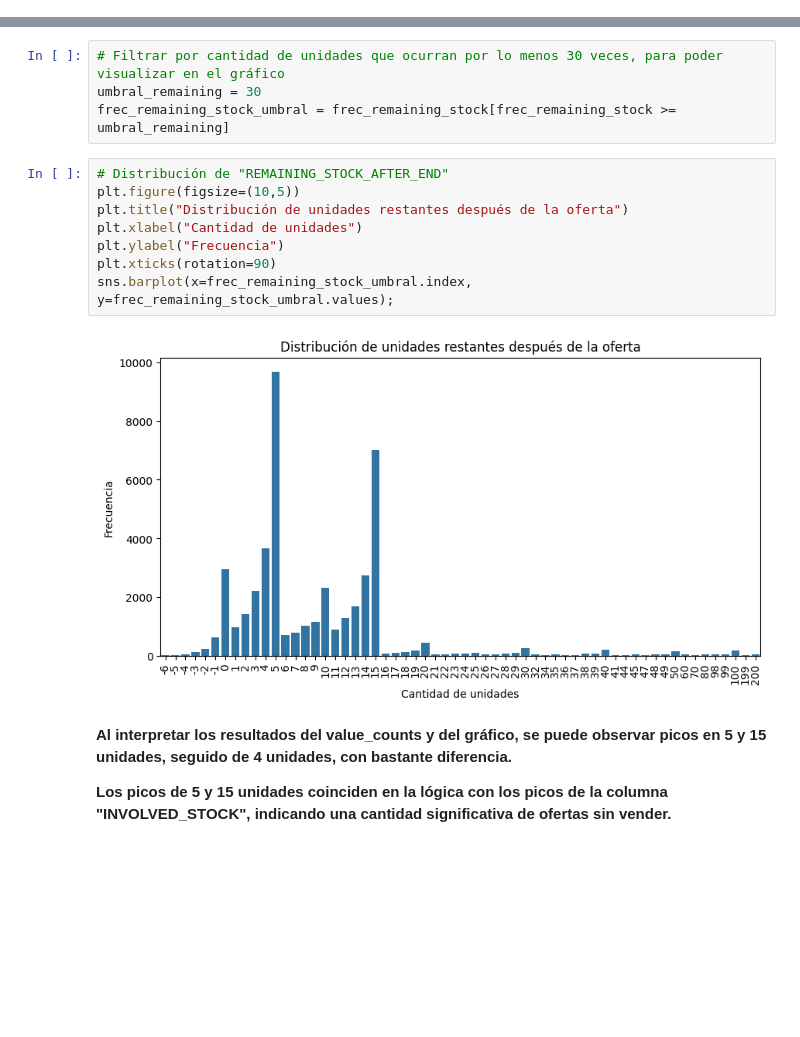
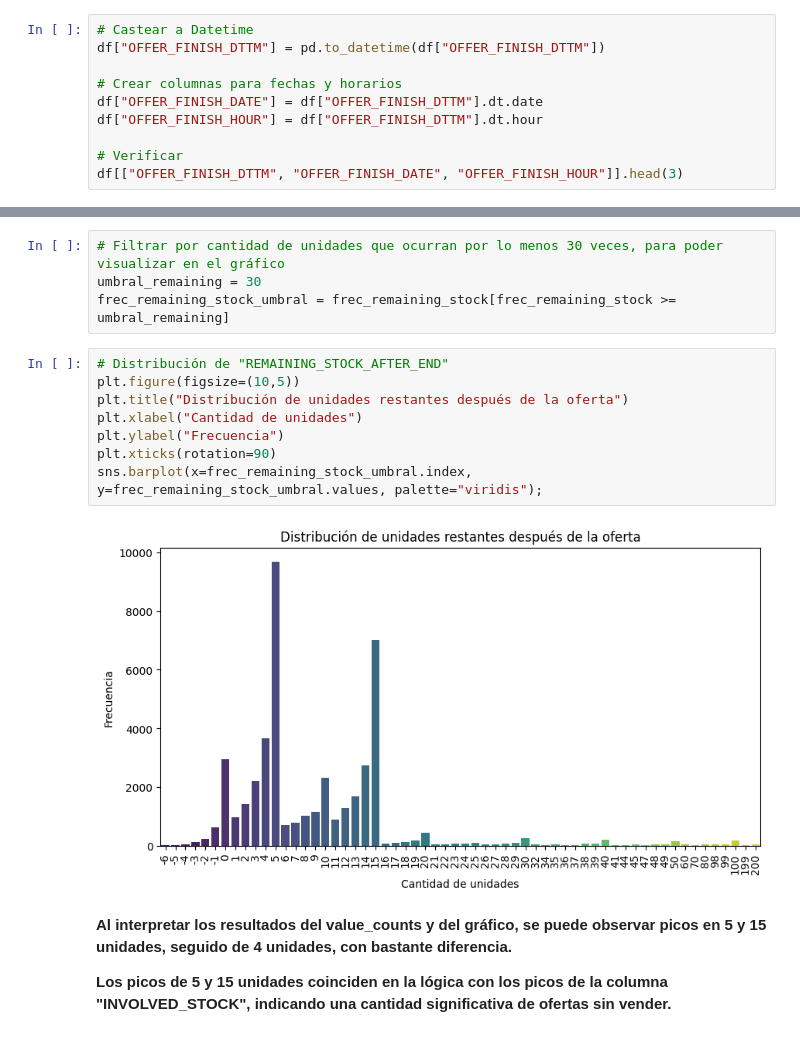
Before and after one commit to plijtmaer/ds-de-challenge, a Jupyter notebook: Notebooks/eda.ipynb, the cells around one changed output, grey strips where cells are left out. Drawn from its saved outputs; the diff is of its cells as text; blank space fills up the shorter version.

```diff
--- a/Notebooks/eda.ipynb
+++ b/Notebooks/eda.ipynb
@@ -398,0 +418,10 @@ sns.barplot(x=frec_offer_start_h.index, y=frec_offer_start_h.values);
+# %%
+# Castear a Datetime
+df["OFFER_FINISH_DTTM"] = pd.to_datetime(df["OFFER_FINISH_DTTM"])
+
+# Crear columnas para fechas y horarios
+df["OFFER_FINISH_DATE"] = df["OFFER_FINISH_DTTM"].dt.date
+df["OFFER_FINISH_HOUR"] = df["OFFER_FINISH_DTTM"].dt.hour
+
+# Verificar
+df[["OFFER_FINISH_DTTM", "OFFER_FINISH_DATE", "OFFER_FINISH_HOUR"]].head(3)
@@ -580,13 +694,13 @@ frec_remaining_stock_umbral = frec_remaining_stock[frec_remaining_stock >= umbra
 # %%
 # Distribución de "REMAINING_STOCK_AFTER_END"
 plt.figure(figsize=(10,5))
 plt.title("Distribución de unidades restantes después de la oferta")
 plt.xlabel("Cantidad de unidades")
 plt.ylabel("Frecuencia")
 plt.xticks(rotation=90)
-sns.barplot(x=frec_remaining_stock_umbral.index, y=frec_remaining_stock_umbral.values);
+sns.barplot(x=frec_remaining_stock_umbral.index, y=frec_remaining_stock_umbral.values, palette="viridis");
 # %% [output]
-[figure, old version]
+[figure, new version]
 # %% [markdown]
 **Al interpretar los resultados del value_counts y del gráfico, se puede observar picos en 5 y 15 unidades, seguido de 4 unidades, con bastante diferencia.**
 
```
Also changed, not shown: parts of 103 cells of this notebook.
